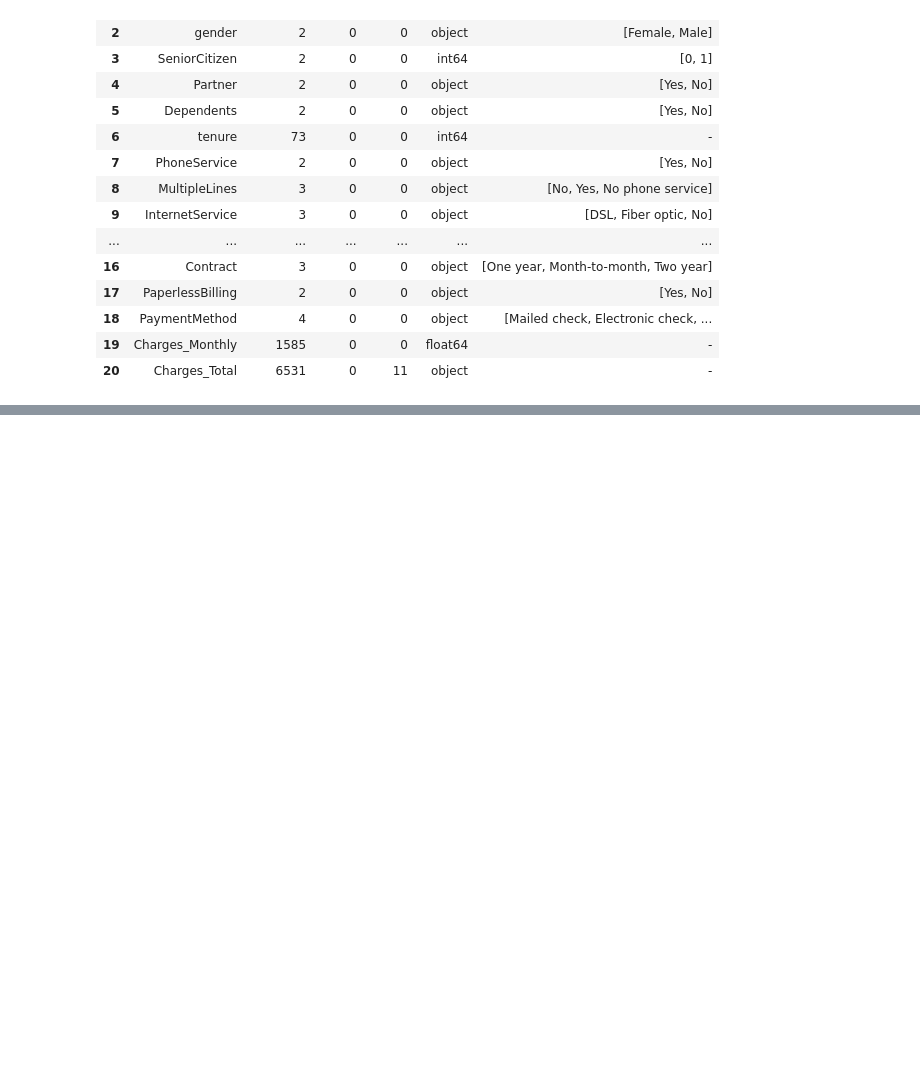
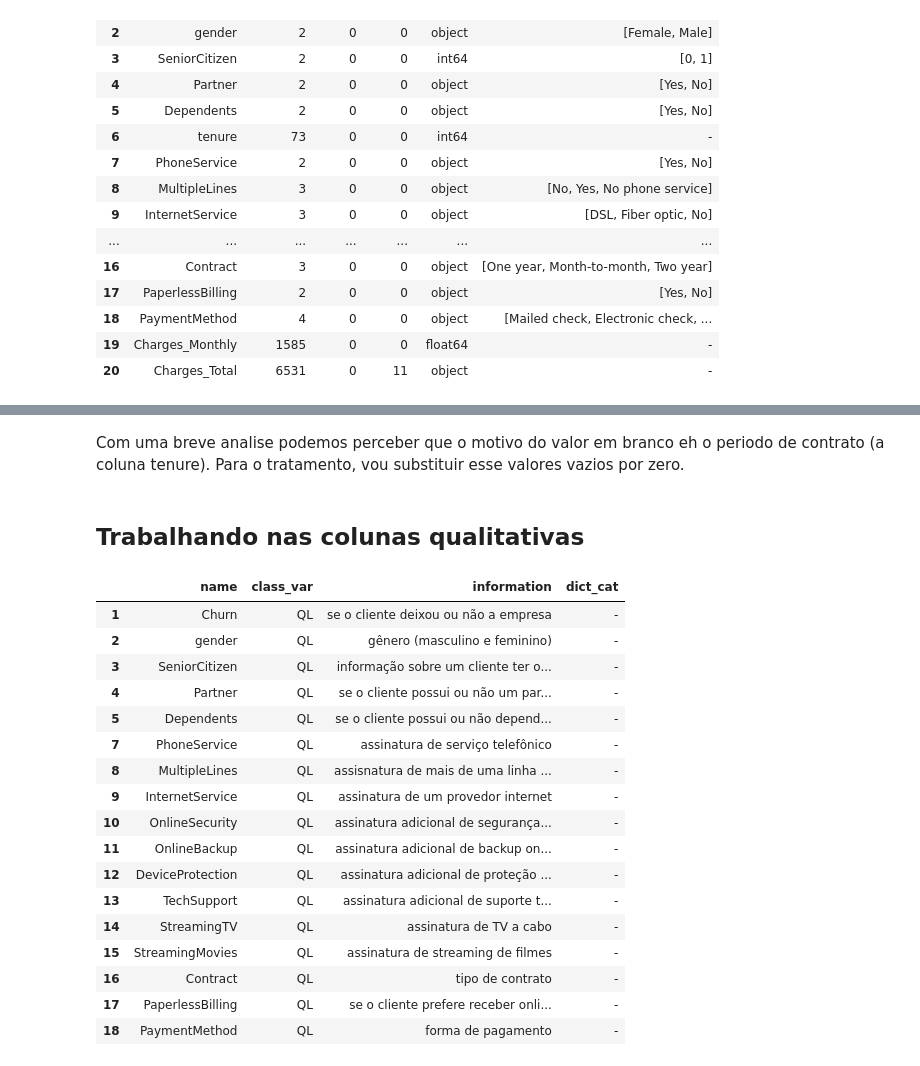
Before and after one commit to itsGab/ChallengeDS, a Jupyter notebook: nb_exploracao/nb03.ipynb, the cells around one changed output, grey strips where cells are left out. Drawn from its saved outputs; the diff is of its cells as text; code cells hidden in the pictures; blank space fills up the shorter version.

```diff
--- a/nb_exploracao/nb03.ipynb
+++ b/nb_exploracao/nb03.ipynb
@@ -40,0 +79,13 @@ df.head()
+# %%
+# classificando colunas em (identificao, qualitativos e quantitativos)
+coluna_id = ['customerID']
+colunas_quantitativas = ['tenure', 'Charges_Monthly', 'Charges_Total']
+colunas_qualitativas = df.drop(colunas_quantitativas + coluna_id, axis=1).columns.tolist()
+# %%
+info = pd.DataFrame({'name' : df.columns})
+# classifica (qualitativa, quantitativa, identificacao)
+info['class_var'] = info['name'].replace(colunas_qualitativas, 'QL').replace(
+    colunas_quantitativas, 'QT').replace(coluna_id, 'ID' )
+info['information'] = info['name'].map(dict_info_cols)
+info['dict_cat'] = ['-' for _ in info['name']]
+info
@@ -120,0 +223,3 @@ dict_info_cols = {
+# %% [markdown]
+Com uma breve analise podemos perceber que o motivo do valor em branco eh o periodo de contrato (a coluna tenure).
+Para o tratamento, vou substituir esse valores vazios por zero.
@@ -120,0 +229,23 @@ dict_info_cols = {
+# %% [markdown]
+## Trabalhando nas colunas qualitativas
+# %%
+info.query('class_var == "QL"')
+# %% [output]
+|  | name | class_var | information | dict_cat |
+| 1 | Churn | QL | se o cliente deixou ou não a empresa | - |
+| 2 | gender | QL | gênero (masculino e feminino) | - |
+| 3 | SeniorCitizen | QL | informação sobre um cliente ter o... | - |
+| 4 | Partner | QL | se o cliente possui ou não um par... | - |
+| 5 | Dependents | QL | se o cliente possui ou não depend... | - |
+| 7 | PhoneService | QL | assinatura de serviço telefônico | - |
+| 8 | MultipleLines | QL | assisnatura de mais de uma linha ... | - |
+| 9 | InternetService | QL | assinatura de um provedor internet | - |
+| 10 | OnlineSecurity | QL | assinatura adicional de segurança... | - |
+| 11 | OnlineBackup | QL | assinatura adicional de backup on... | - |
+| 12 | DeviceProtection | QL | assinatura adicional de proteção ... | - |
+| 13 | TechSupport | QL | assinatura adicional de suporte t... | - |
+| 14 | StreamingTV | QL | assinatura de TV a cabo | - |
+| 15 | StreamingMovies | QL | assinatura de streaming de filmes | - |
+| 16 | Contract | QL | tipo de contrato | - |
+| 17 | PaperlessBilling | QL | se o cliente prefere receber onli... | - |
+| 18 | PaymentMethod | QL | forma de pagamento | - |
```
Also changed, not shown: parts of 29 cells of this notebook.
